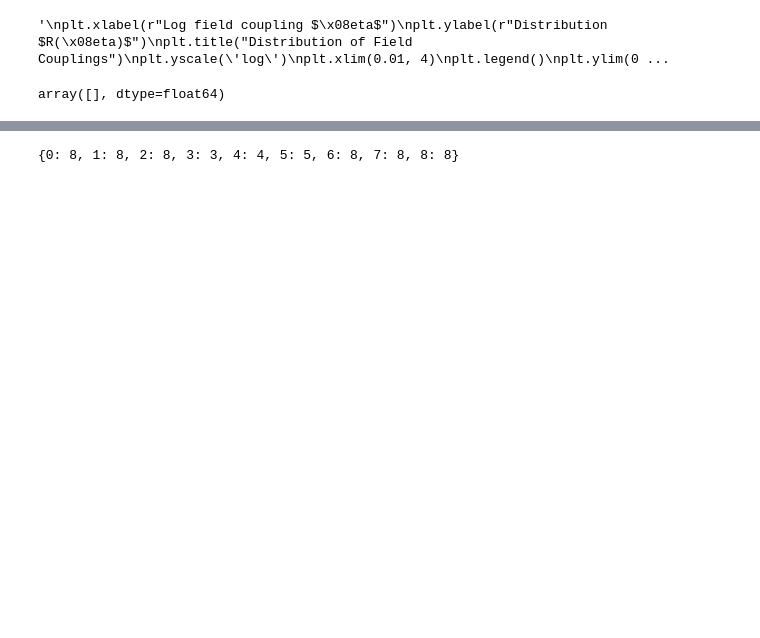
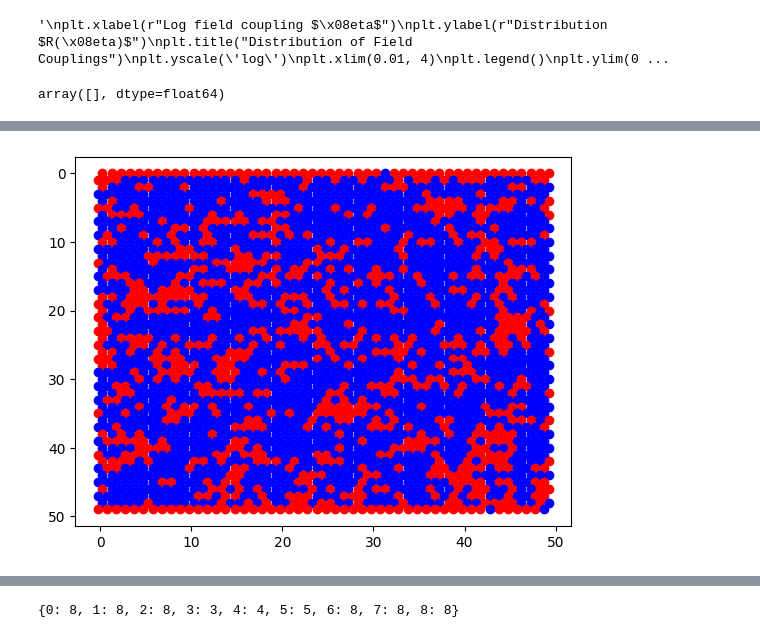
Before and after one commit to tsgaurav/Ising_RSRG, a Jupyter notebook: ipynb_notebooks/2D_Ising_with_bdry.ipynb, the cells around one changed output, grey strips where cells are left out. Saved outputs shown, nothing was run; the diff lists cells and outputs as text; code cells hidden in the pictures; blank space fills up the shorter version.

```diff
--- a/ipynb_notebooks/2D_Ising_with_bdry.ipynb
+++ b/ipynb_notebooks/2D_Ising_with_bdry.ipynb
@@ -481,0 +498,14 @@ plt.scatter(x_array, ZZ_corr/runs)
+# %%
+for x in range(L):
+    for y in range(L):
+
+        site_ind = index_map(x, y, L)
+        if test.clust_dict[site_ind] == site_ind: c='blue'
+        else: c='red'
+
+        plt.scatter(y+(0.25*(-1)**(x%2)), x, c=c)
+
+
+plt.gca().invert_yaxis()
+# %% [output]
+[figure, added]
```
Also changed, not shown: parts of 10 cells of this notebook, 1 other file.
